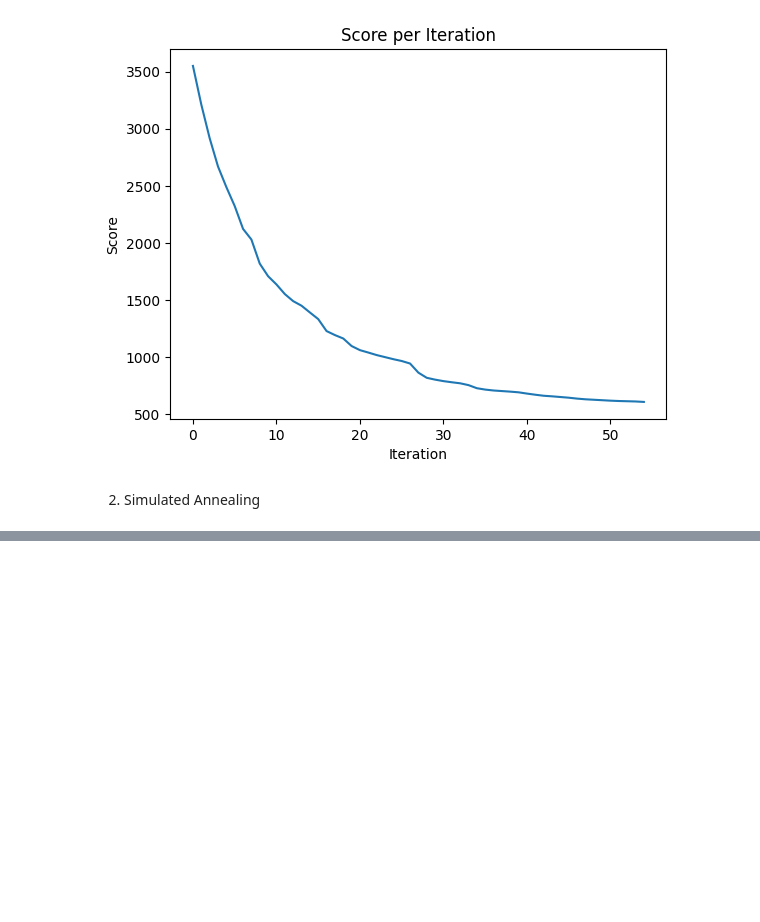
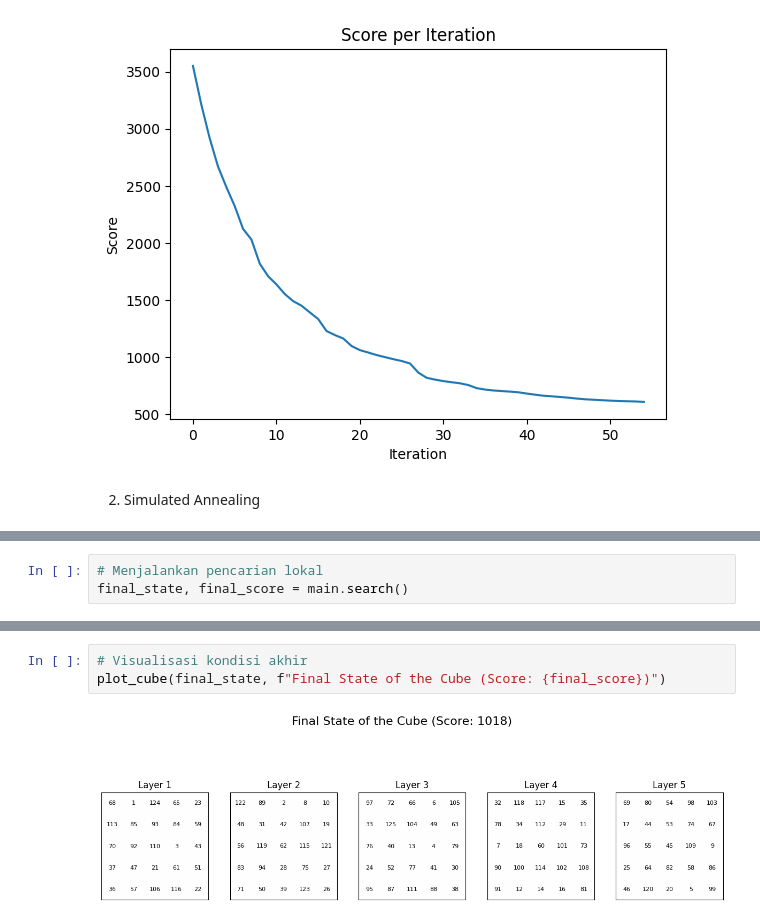
Before and after one commit to sFrans21/Tubes-DAI, a Jupyter notebook: src/main.ipynb, the cells around one changed output, grey strips where cells are left out. Cells and saved outputs as stored; diff of their text form; blank space fills up the shorter version.

```diff
--- a/src/main.ipynb
+++ b/src/main.ipynb
@@ -57,0 +76,3 @@ plt.show()
+# %%
+# Menjalankan pencarian lokal
+final_state, final_score = main.search()
@@ -57,0 +97,5 @@ plt.show()
+# %%
+# Visualisasi kondisi akhir
+plot_cube(final_state, f"Final State of the Cube (Score: {final_score})")
+# %% [output]
+[figure, added]
```
Also changed, not shown: parts of 5 cells of this notebook.
